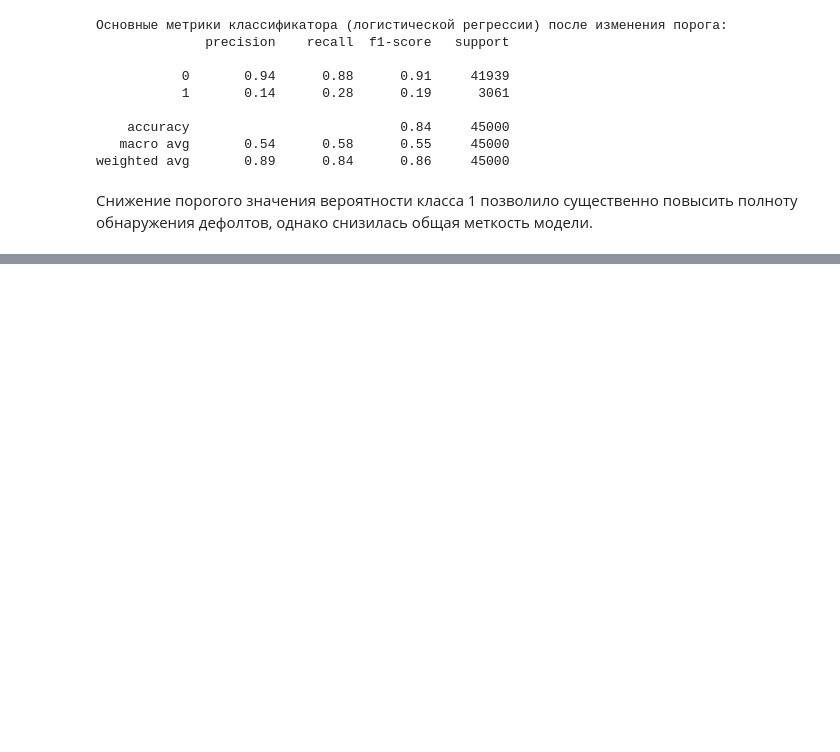
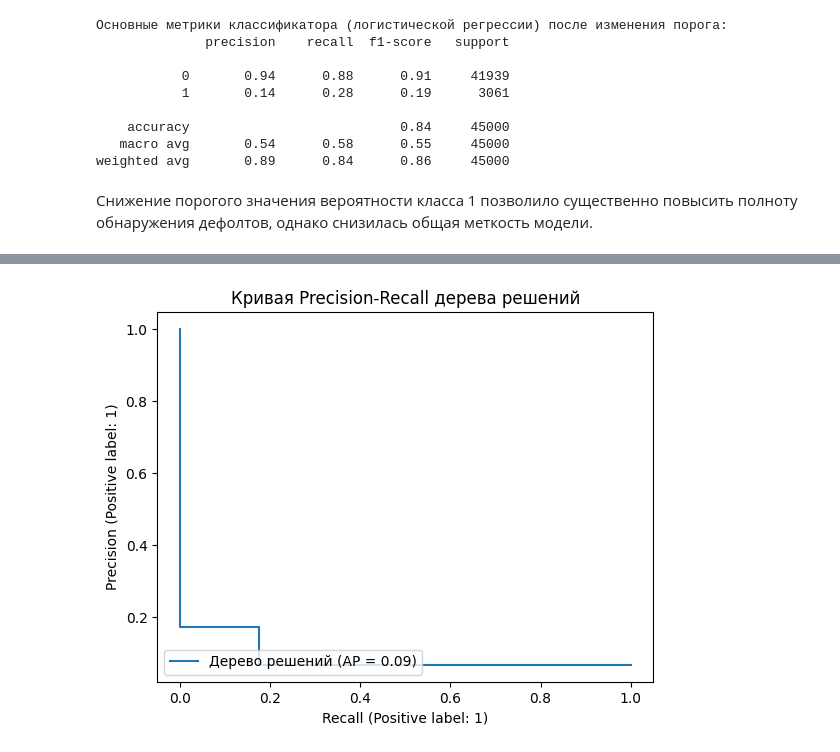
Before and after one commit to mikhpo/ds-for-non-ds, a Jupyter notebook: notebooks/credit_scoring.ipynb, the cells around one changed output, grey strips where cells are left out. Saved outputs shown, nothing was run; the diff lists cells and outputs as text; code cells hidden in the pictures; blank space fills up the shorter version.

```diff
--- a/notebooks/credit_scoring.ipynb
+++ b/notebooks/credit_scoring.ipynb
@@ -652,0 +746,10 @@ weighted avg       0.89      0.84      0.86     45000
+# %%
+precision_recall_display = PrecisionRecallDisplay.from_predictions(
+    y_test,
+    decision_tree_predictions,
+    name="Дерево решений"
+)
+plt.title("Кривая Precision-Recall дерева решений")
+plt.show()
+# %% [output]
+[figure, added]
```
Also changed, not shown: parts of 26 cells of this notebook.
